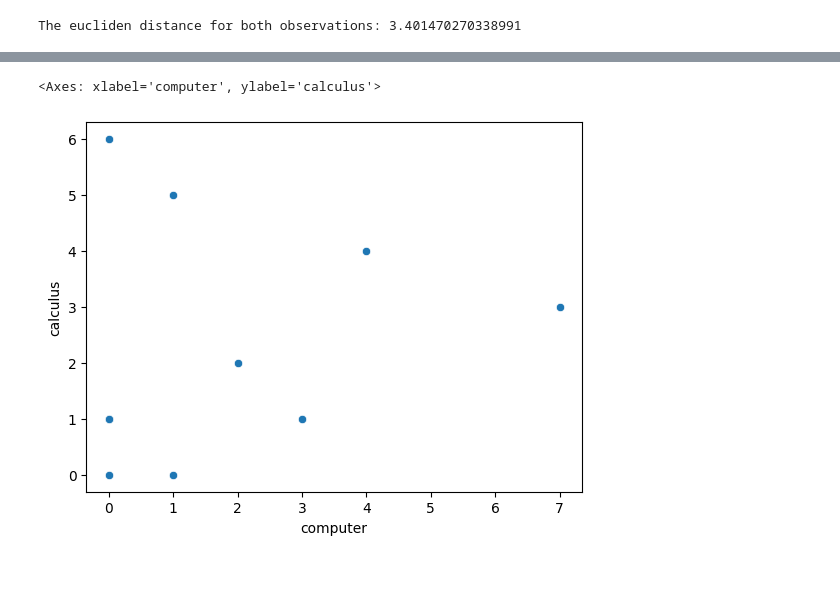
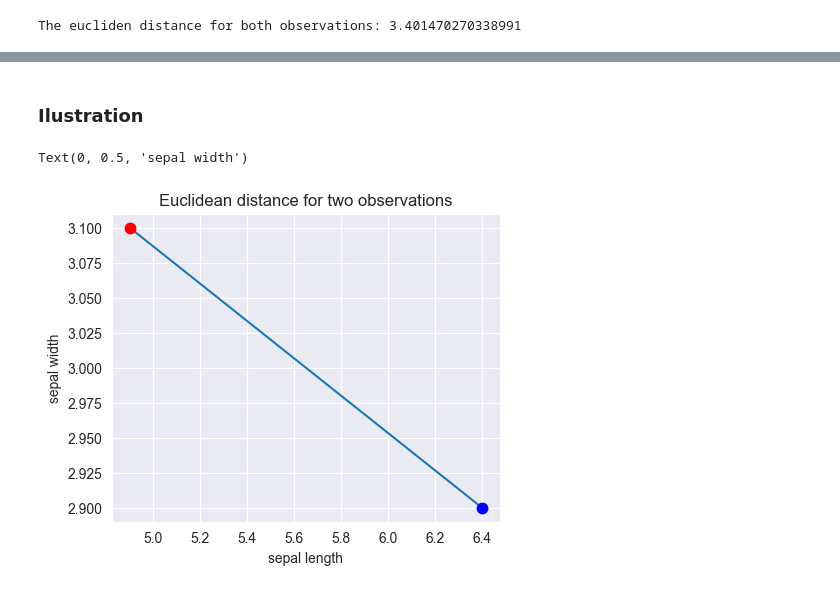
Before and after one commit to fernandohitmas/unstructured_data_mining, a Jupyter notebook: scripts/similarity_measures.ipynb, the cells around one changed output, grey strips where cells are left out. Cells and saved outputs as stored; diff of their text form; code cells hidden in the pictures.

```diff
--- a/scripts/similarity_measures.ipynb
+++ b/scripts/similarity_measures.ipynb
@@ -112,5 +99,21 @@ df_iris = pd.DataFrame({"computer": computer, "calculus": calculus})
-# %%
-sns.scatterplot(df_iris, x='computer', y='calculus')
-# %% [output]
-<Axes: xlabel='computer', ylabel='calculus'>
-[figure, removed]
+# %% [markdown]
+### Ilustration
+# %%
+fig, ax = plt.subplots(figsize=(5,4))
+
+ax.plot([obs10[0], obs75[0]], [obs10[1], obs75[1]])
+
+x = [obs10[0]]
+y = np.array([[obs10[1]]])
+ax.plot(x, y, '.-', c='red', markersize=15)
+
+x = [obs75[0]]
+y = np.array([[obs75[1]]])
+ax.plot(x, y, '.-', c='blue', markersize=15)
+
+ax.set_title('Euclidean distance for two observations')
+ax.set_xlabel('sepal length')
+ax.set_ylabel('sepal width')
+# %% [output]
+Text(0, 0.5, 'sepal width')
+[figure, added]
```
Also changed, not shown: parts of 19 cells of this notebook.
